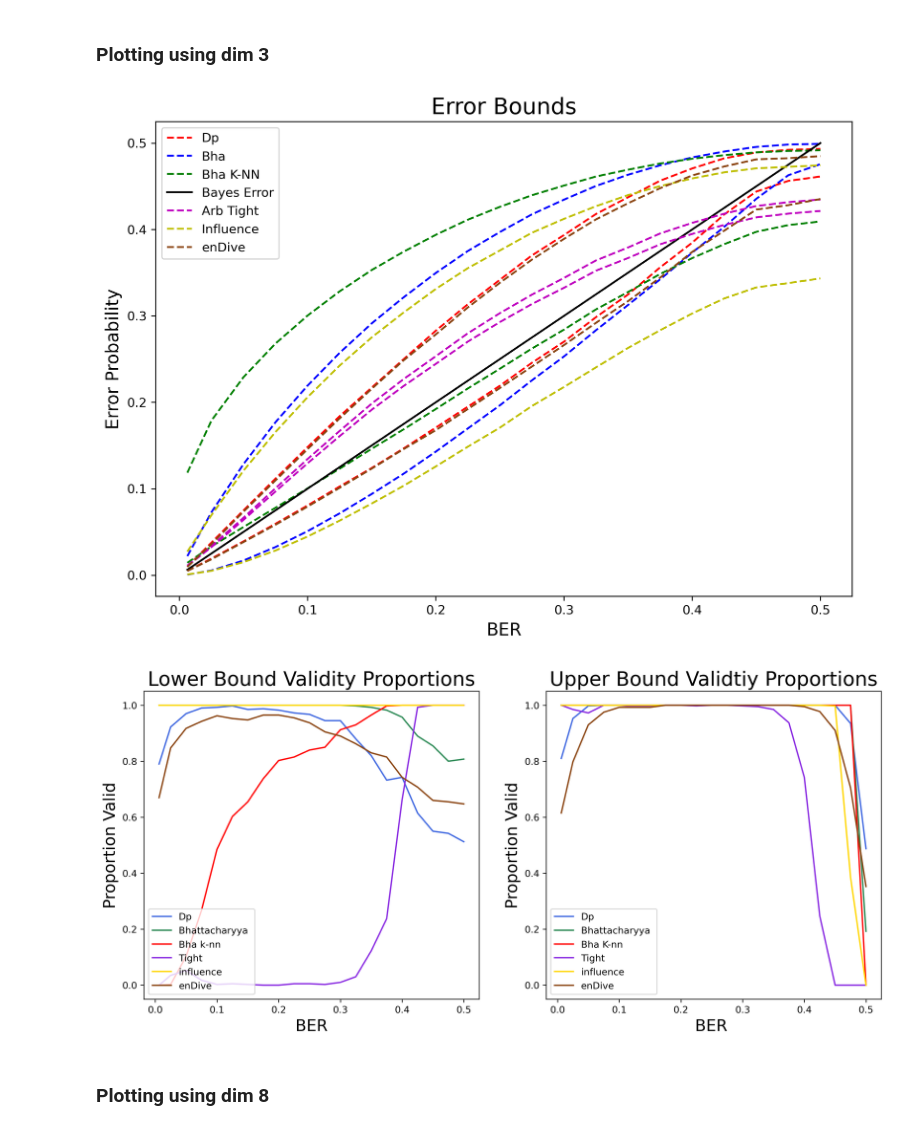
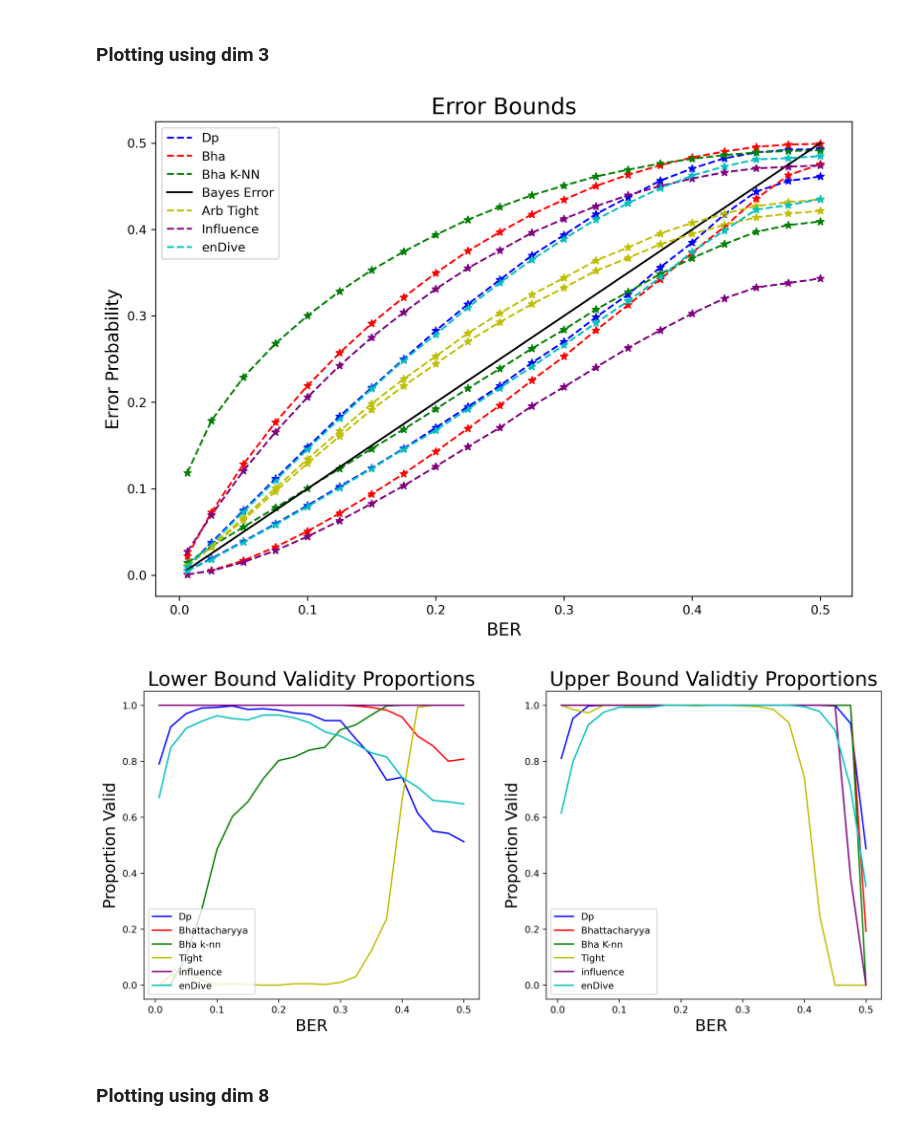
Before and after one commit to rj-may/BER_Bounds_Eval, a Jupyter notebook: plots/mean_sep_BER_PLOTS_v3.ipynb, the cells around one changed output. Saved outputs shown, nothing was run; the diff lists cells and outputs as text; code cells hidden in the pictures.

```diff
--- a/plots/mean_sep_BER_PLOTS_v3.ipynb
+++ b/plots/mean_sep_BER_PLOTS_v3.ipynb
@@ -218,48 +202,62 @@ dpi =300
 # %%
 fig, ax = plt.subplots(nrows=1, ncols=1, figsize=(10, 7), dpi = dpi)
 
+
 # Plot Dp
-ax.plot(df["Dp_lower"], 'r--', label='Dp')
-ax.plot(df["Dp_upper"], 'r--')
+ax.plot(df["Dp_lower"], 'b--', label='Dp')
+ax.plot(df["Dp_upper"], 'b--')
+ax.scatter(df.index, df["Dp_lower"], color='b', marker='*')
+ax.scatter(df.index, df["Dp_upper"], color='b', marker='*')
 
 # Plot Bha
-ax.plot(df["Bha_lower"], 'b--', label='Bha')
-ax.plot(df["Bha_upper"], 'b--')
+ax.plot(df["Bha_lower"], 'r--', label='Bha')
+ax.plot(df["Bha_upper"], 'r--')
+ax.scatter(df.index, df["Bha_upper"], color='r', marker='*')
+ax.scatter(df.index, df["Bha_lower"], color='r', marker='*')
 
 # Plot Bha K-NN
 ax.plot(df["Bha_knn_lower"], 'g--')
 ax.plot(df["Bha_knn_upper"], 'g--', label='Bha K-NN')
+ax.scatter(df.index, df["Bha_knn_upper"], color='g', marker='*')
+ax.scatter(df.index, df["Bha_knn_lower"], color='g', marker='*')
 
 # Plot Bayes Error
 ax.plot(exact, exact, 'k', label='Bayes Error')
 
 # Plot Lower and Upper G_a
-ax.plot(df["tight_lower"], 'm--', label="Arb Tight")
-ax.plot(df["tight_upper"], 'm--')
-
+ax.plot(df["tight_lower"], 'y--', label="Arb Tight")
+ax.plot(df["tight_upper"], 'y--')
+ax.scatter(df.index, df["tight_lower"], color='y', marker='*')
+ax.scatter(df.index, df["tight_upper"], color='y', marker='*')
 
 # Plot Maha
 # ax.plot( df["Maha_upper"], 'y--', label='Maha')
 # ax.scatter(df.index, df["Maha_upper"], color='y', marker='*')
 
 # Plot Lower and Upper G_a
-ax.plot(df["inf_lower"], 'y--', label="Influence")
-ax.plot(df["inf_upper"], 'y--')
-
+ax.plot(df["inf_lower"], 'purple', linestyle = '--', label="Influence")
+ax.plot(df["inf_upper"], 'purple', linestyle = '--')
+ax.scatter(df.index, df["inf_lower"], color='purple', marker='*')
+ax.scatter(df.index, df["inf_upper"], color='purple', marker='*')
 
 
 # Plot Lower and Upper enDive
-ax.plot(df["enDive_lower"], 'saddlebrown', ls = '--', label="enDive")
-ax.plot(df["enDive_upper"], 'saddlebrown', ls = '--',)
+ax.plot(df["enDive_lower"], 'c', ls = '--', label="enDive")
+ax.plot(df["enDive_upper"], 'c', ls = '--',)
+ax.scatter(df.index, df["enDive_lower"], color='c', marker='*')
+ax.scatter(df.index, df["enDive_upper"], color='c', marker='*')
+
 
 ax.set_xlabel("BER", fontsize=fs)
 ax.set_ylabel("Error Probability", fontsize=fs)
 ax.set_title("Error Bounds", fontsize=fs + 4)
 ax.legend()
 
+# file_name = r"images/BER3"
+# plt.savefig(file_name,facecolor=(1,1,1,1),  bbox_inches='tight', dpi= 300)
 plt.show()
 # %% [output]
-[figure, old version]
+[figure, new version]
 # %%
 validity_lst  =[]
 for i in range(len(exact)):
@@ -278,17 +276,17 @@ ax = axes[0]
 # ax.set_xscale('log', base=10)
 # ax.set_yscale('log', base=10)
 
-ax.plot(df['Dp_lower'], 'royalblue',  label='Dp')
+ax.plot(df['Dp_lower'], 'b',  label='Dp')
 
-ax.plot(df['Bha_lower'],'seagreen', label='Bhattacharyya ')
+ax.plot(df['Bha_lower'],'r', label='Bhattacharyya ')
 
-ax.plot(df['Bha_knn_lower'],'r', label='Bha k-nn ')
+ax.plot(df['Bha_knn_lower'],'g', label='Bha k-nn ')
 
-ax.plot(df['tight_lower'], 'blueviolet', label='Tight ')
+ax.plot(df['tight_lower'], 'y', label='Tight ')
 
-ax.plot(df['inf_lower'], 'gold', label= 'influence')
+ax.plot(df['inf_lower'], 'purple', label= 'influence')
 
-ax.plot(df['enDive_lower'], 'saddlebrown', label= 'enDive')
+ax.plot(df['enDive_lower'], 'c', label= 'enDive')
 
 
 ax.set_xlabel("BER", fontsize = fs)
@@ -304,17 +302,17 @@ ax = axes[1]
 # ax.set_yscale('log', base=10)
 
 
-ax.plot(df['Dp_upper'], 'royalblue',  label='Dp')
+ax.plot(df['Dp_upper'], 'b',  label='Dp')
 
-ax.plot(df['Bha_upper'],'seagreen', label='Bhattacharyya ')
+ax.plot(df['Bha_upper'],'r', label='Bhattacharyya ')
 
-ax.plot(df['Bha_knn_upper'],'r', label='Bha K-nn ')
+ax.plot(df['Bha_knn_upper'],'g', label='Bha K-nn ')
 
-ax.plot(df['tight_upper'], 'blueviolet', label='Tight ')
+ax.plot(df['tight_upper'], 'y', label='Tight ')
 
-ax.plot(df['inf_upper'], 'gold', label= 'influence')
+ax.plot(df['inf_upper'], 'purple', label= 'influence')
 
-ax.plot(df['enDive_upper'], 'saddlebrown', label= 'enDive')
+ax.plot(df['enDive_upper'], 'c', label= 'enDive')
 
 # ax.set_ylim([.4, 1.025])
 # ax.set_yticks(np.linspace(.5,1,6))
@@ -329,7 +327,7 @@ ax.legend(loc=3)
 # plt.savefig("proportions_v2.jpeg",facecolor=(1,1,1,1))
 plt.show()
 # %% [output]
-[figure, old version]
+[figure, new version]
 # %% [markdown]
 ### Plotting using dim 8
 # %%
```
Also changed, not shown: parts of 6 cells of this notebook, 7 other files.
